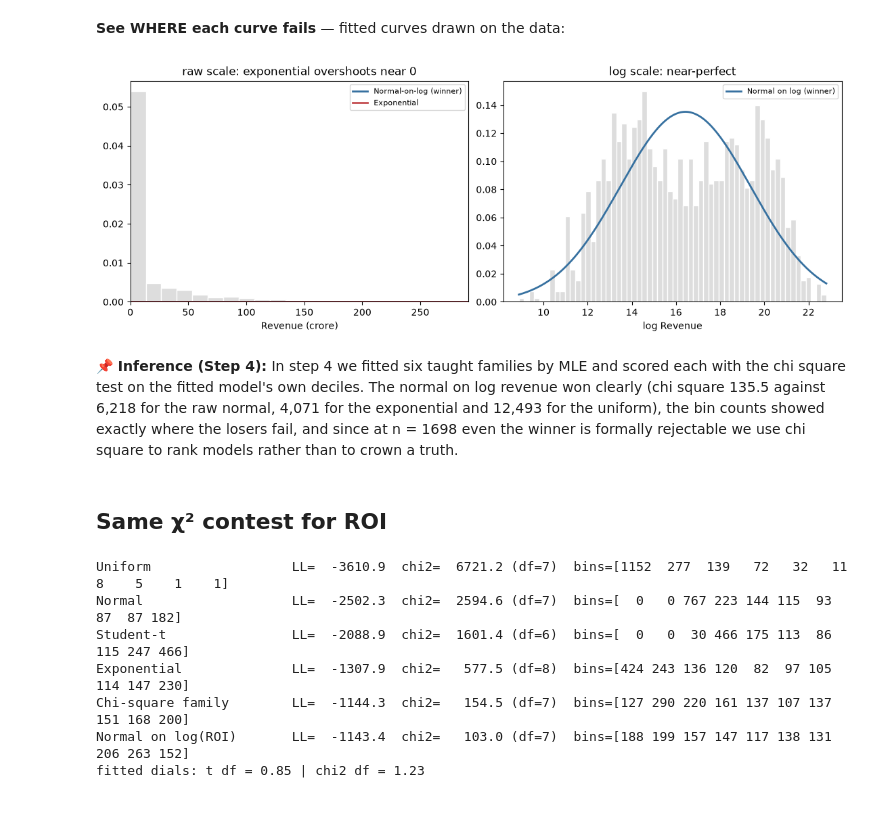
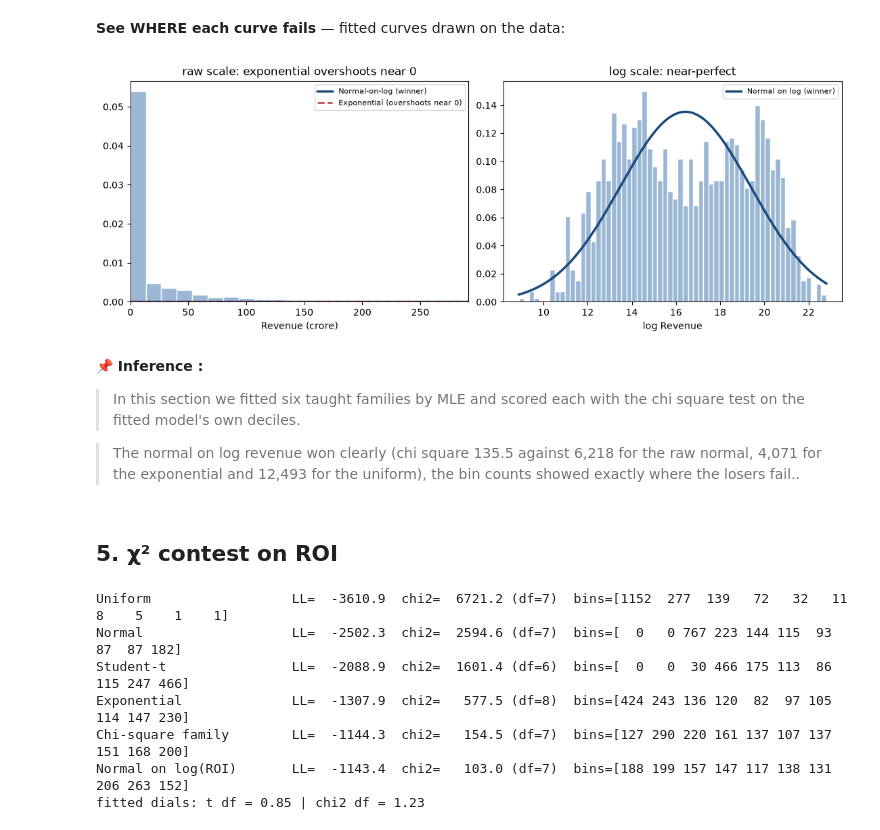
Before and after one commit to Chaos0Speed/IndianMovies, a Jupyter notebook: 3.DistributionFitting.ipynb, the cells around one changed output. Cells and saved outputs as stored; diff of their text form; code cells hidden in the pictures.

```diff
--- a/3.DistributionFitting.ipynb
+++ b/3.DistributionFitting.ipynb
@@ -41,0 +15,7 @@ all consistency checks passed
+# %%
+df  = pd.read_csv("CleanedDataSet.csv")
+print(raw.shape, df.shape)
+
+df["log_budget"]  = np.log(df["Budget"])
+df["log_revenue"] = np.log(df["Revenue"])
+df["log_screens"] = np.log(df["Number of Screens"])
@@ -113,24 +101,37 @@ fitted dials: t df = 0.28 | chi2 df = 0.5
 **See WHERE each curve fails** — fitted curves drawn on the data:
 # %%
 fig, ax = plt.subplots(1, 2, figsize=(11, 4), constrained_layout=True)
-ax[0].hist(rev/1e7, bins=60, density=True, color="#dddddd", edgecolor="white")
+
+# left: raw scale — bars neutral, winner dark blue, loser red dashed
+ax[0].hist(rev/1e7, bins=60, density=True, color="#9bb7d4", edgecolor="white")
 xs = np.linspace(0, np.quantile(rev, 0.99), 400)
-ax[0].plot(xs/1e7, stats.lognorm.pdf(xs, sd, 0, np.exp(mu)), color="#3771a0",
-           lw=2, label="Normal-on-log (winner)")
-ax[0].plot(xs/1e7, stats.expon.pdf(xs, *p_e), color="#c44e52", lw=2, label="Exponential")
+ax[0].plot(xs/1e7, stats.lognorm.pdf(xs, sd, 0, np.exp(mu)), color="#1a4a7a",
+           lw=2.5, label="Normal-on-log (winner)")
+ax[0].plot(xs/1e7, stats.expon.pdf(xs, *p_e), color="#c44e52", lw=2, ls="--",
+           label="Exponential (overshoots near 0)")
 ax[0].set_xlim(0, np.quantile(rev, 0.99)/1e7); ax[0].set_xlabel("Revenue (crore)")
-ax[0].set_title("raw scale: exponential overshoots near 0"); ax[0].legend(fontsize=8)
-ax[1].hist(np.log(rev), bins=60, density=True, color="#dddddd", edgecolor="white")
+ax[0].set_title("raw scale: exponential overshoots near 0")
+ax[0].legend(fontsize=8)
+
+# right: log scale — same bar colour, winner curve on top
+ax[1].hist(np.log(rev), bins=60, density=True, color="#9bb7d4", edgecolor="white")
 xs2 = np.linspace(np.log(rev).min(), np.log(rev).max(), 400)
-ax[1].plot(xs2, stats.norm.pdf(xs2, mu, sd), color="#3771a0", lw=2, label="Normal on log (winner)")
+ax[1].plot(xs2, stats.norm.pdf(xs2, mu, sd), color="#1a4a7a", lw=2.5,
+           label="Normal on log (winner)")
 ax[1].set_xlabel("log Revenue"); ax[1].set_title("log scale: near-perfect")
-ax[1].legend(fontsize=8); plt.show()
+ax[1].legend(fontsize=8)
+
+fig.savefig("histograms/chi2_curve_fit.png", dpi=300, bbox_inches="tight")
+plt.show()
 # %% [output]
-[figure, old version]
+[figure, new version]
 # %% [markdown]
-**📌 Inference (Step 4):** In step 4 we fitted six taught families by MLE and scored each with the chi square test on the fitted model's own deciles. The normal on log revenue won clearly (chi square 135.5 against 6,218 for the raw normal, 4,071 for the exponential and 12,493 for the uniform), the bin counts showed exactly where the losers fail, and since at n = 1698 even the winner is formally rejectable we use chi square to rank models rather than to crown a truth.
+**📌 Inference :**
+> In this section we fitted six taught families by MLE and scored each with the chi square test on the fitted model's own deciles.
+
+> The normal on log revenue won clearly (chi square 135.5 against 6,218 for the raw normal, 4,071 for the exponential and 12,493 for the uniform), the bin counts showed exactly where the losers fail..
 # %% [markdown]
-## Same χ² contest for ROI
+## 5. χ² contest on ROI
 # %%
 roi = df["ROI"].values.astype(float)
 cands = []
```
Also changed, not shown: parts of 33 cells of this notebook, 11 other files.
